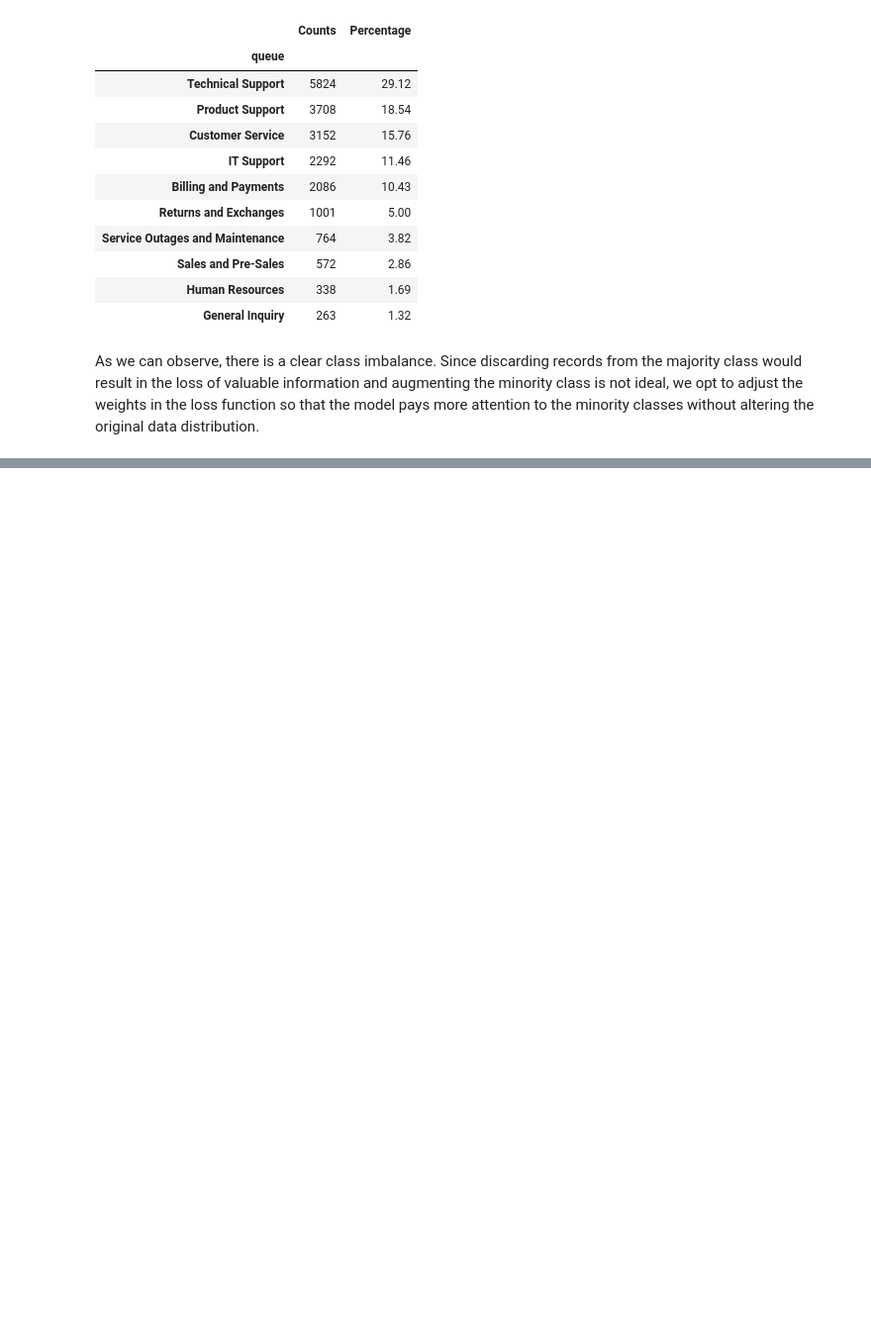
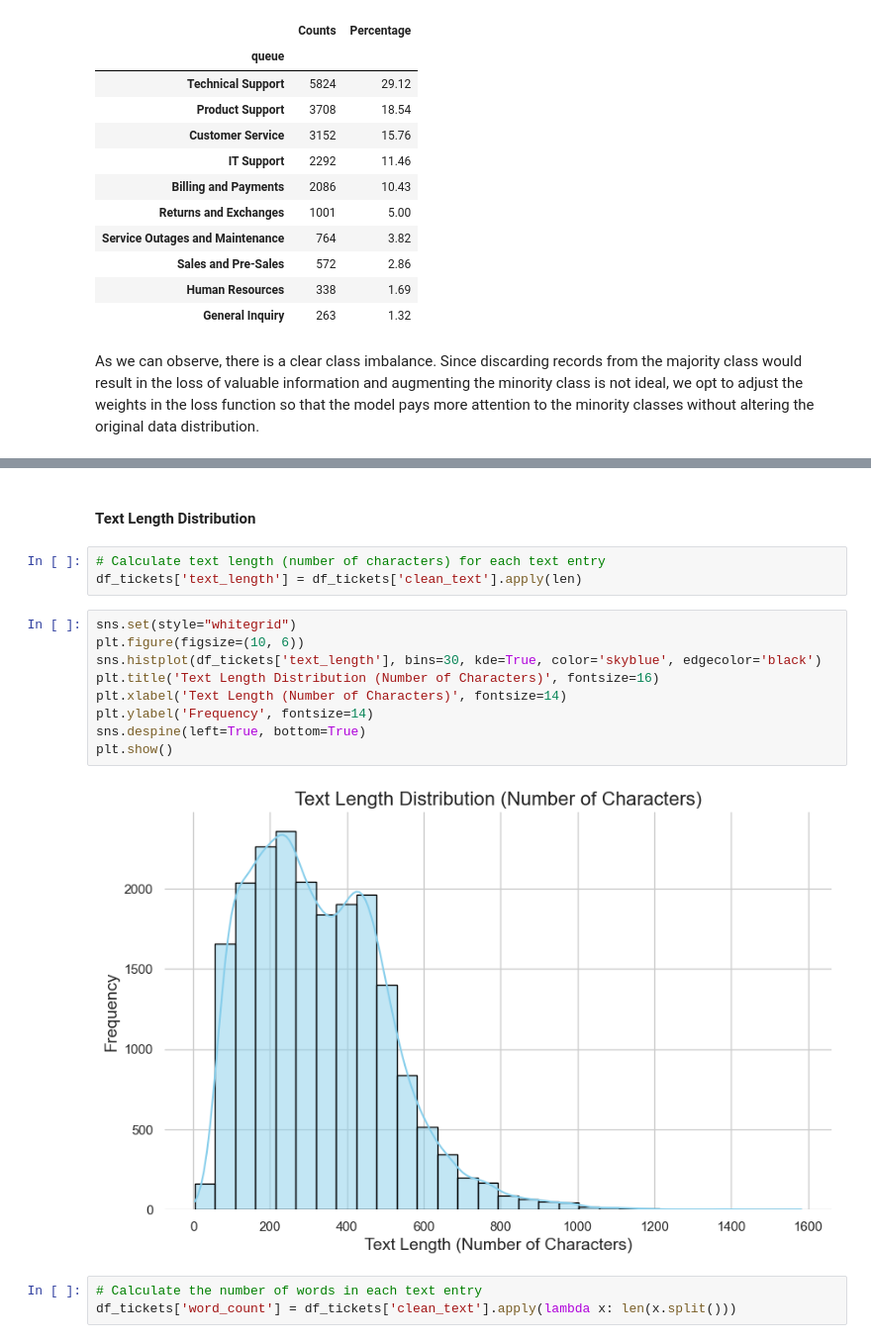
Before and after one commit to margavera/Customer-IT-Support-Text-Classification, a Jupyter notebook: notebooks/EDA.ipynb, the cells around one changed output, grey strips where cells are left out. Shown at 99% size. Cells and saved outputs as stored; diff of their text form; blank space fills up the shorter version.

```diff
--- a/notebooks/EDA.ipynb
+++ b/notebooks/EDA.ipynb
@@ -162,0 +291,19 @@ As we can observe, there is a clear class imbalance. Since discarding records fr
+# %% [markdown]
+#### Text Length Distribution
+# %%
+# Calculate text length (number of characters) for each text entry
+df_tickets['text_length'] = df_tickets['clean_text'].apply(len)
+# %%
+sns.set(style="whitegrid")
+plt.figure(figsize=(10, 6))
+sns.histplot(df_tickets['text_length'], bins=30, kde=True, color='skyblue', edgecolor='black')
+plt.title('Text Length Distribution (Number of Characters)', fontsize=16)
+plt.xlabel('Text Length (Number of Characters)', fontsize=14)
+plt.ylabel('Frequency', fontsize=14)
+sns.despine(left=True, bottom=True)
+plt.show()
+# %% [output]
+[figure, added]
+# %%
+# Calculate the number of words in each text entry
+df_tickets['word_count'] = df_tickets['clean_text'].apply(lambda x: len(x.split()))
```
Also changed, not shown: parts of 29 cells of this notebook, 2 other files.
